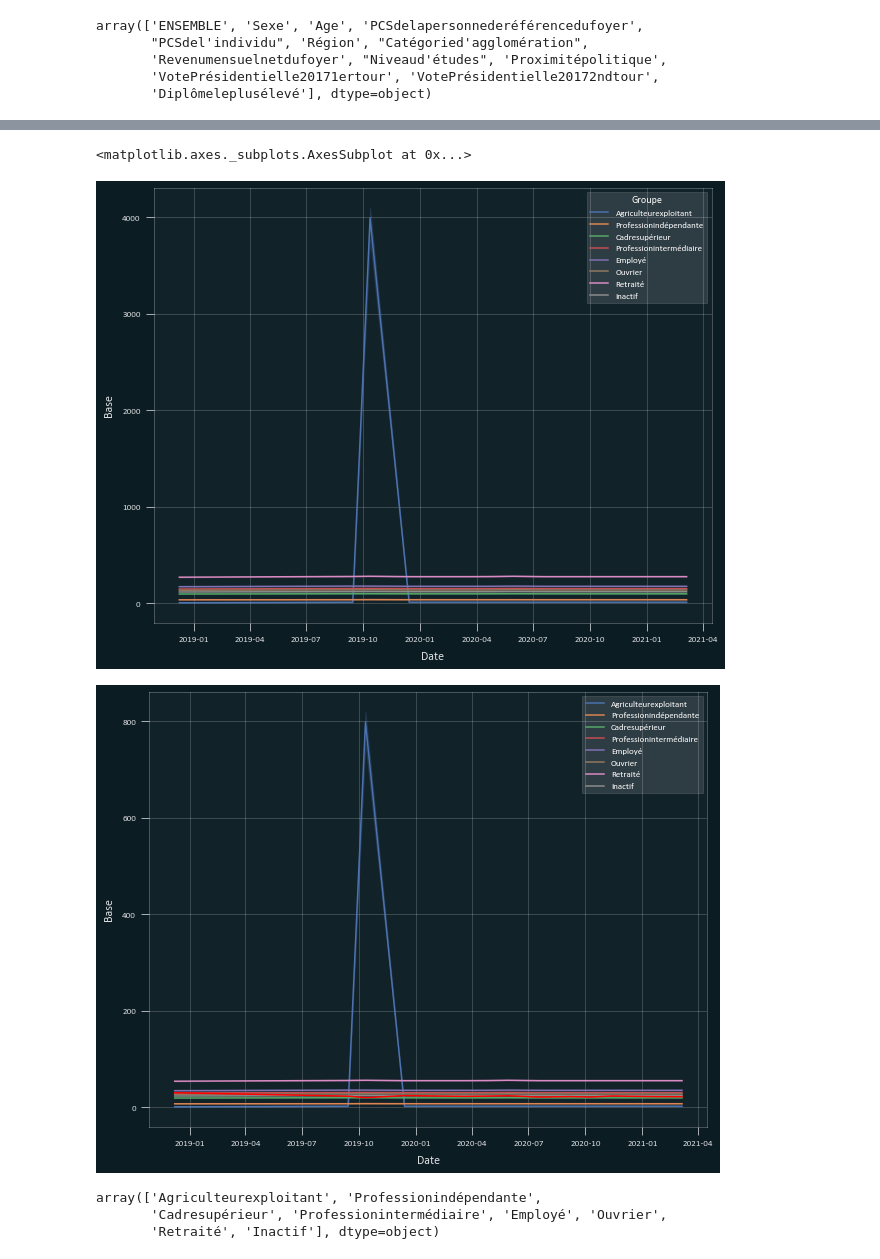
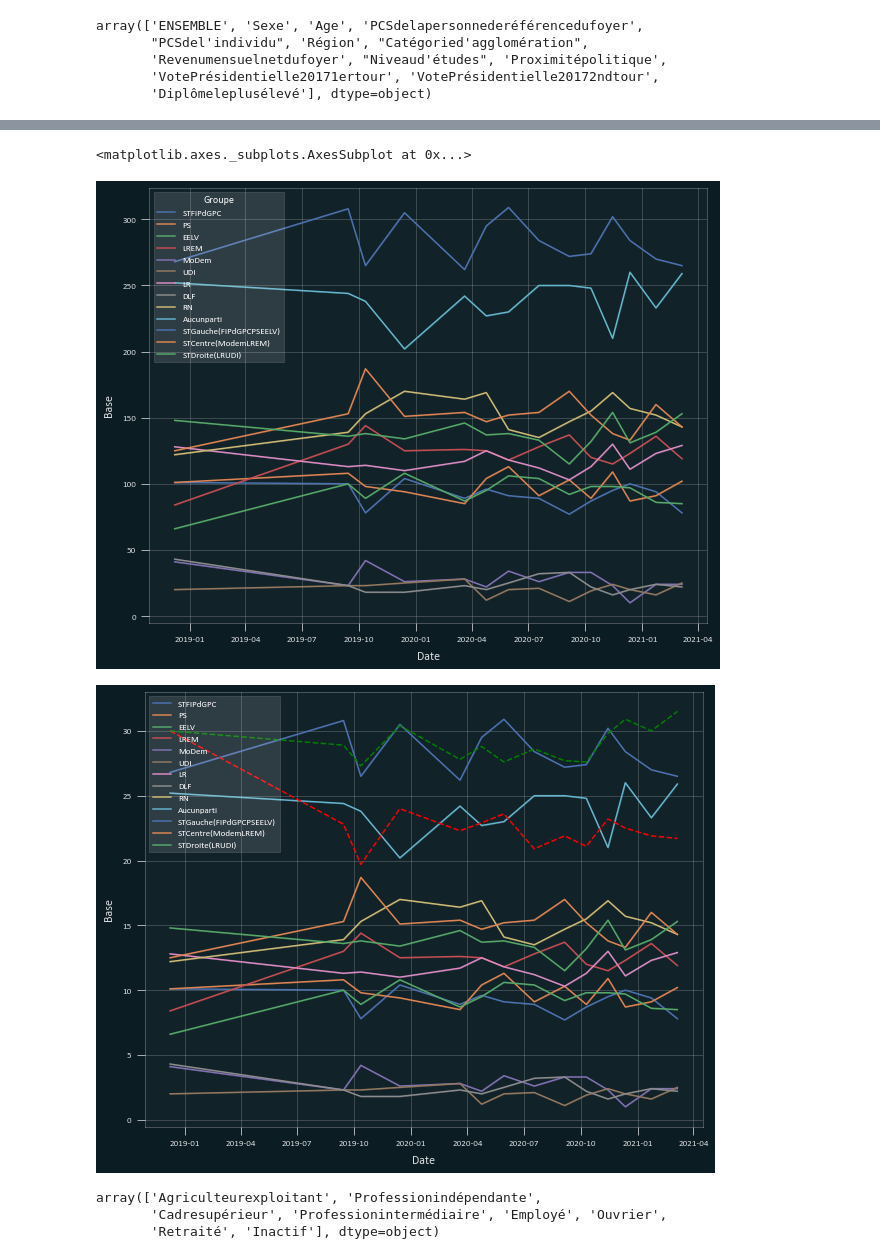
Before and after one commit to NyxAether/mesure_instituts_sondage, a Jupyter notebook: ipsos/ipsos_summary.ipynb, the cells around one changed output, grey strips where cells are left out. Drawn from its saved outputs; the diff is of its cells as text; code cells hidden in the pictures.

```diff
--- a/ipsos/ipsos_summary.ipynb
+++ b/ipsos/ipsos_summary.ipynb
@@ -798,16 +794,17 @@ DLF                        558
 Name: Groupe, dtype: int64
 # %%
 plt.figure(figsize=(10,8))
-df_plot=data_f[data_f.Categorie=="PCSdel'individu"]
+df_plot=data_f[data_f.Categorie=="Proximitépolitique"]
 # df_plot=df_plot[df_plot.Groupe.isin(['STFIPdGPC','PS',"EELV",'LREM','MoDem','UDI','LR','DLF','RN','Aucunparti'])]
 sns.lineplot(x='Date',y=df_plot.Base,data=df_plot,hue='Groupe', palette="deep")
 plt.figure(figsize=(10,8))
-sns.lineplot(x='Date',y=df_plot.Base/5,data=df_plot,hue='Groupe', palette="deep")
-sns.lineplot(x='Date',y='ST Favorable',data=data_f[(data_f.Categorie=='ENSEMBLE') & (data_f.Nom=='Jean-Luc MELENCHON')],color='red')
+sns.lineplot(x='Date',y=df_plot.Base/10,data=df_plot,hue='Groupe', palette="deep")
+sns.lineplot(x='Date',y='ST Favorable',data=data_f[(data_f.Categorie=='ENSEMBLE') & (data_f.Nom=='Jean-Luc MELENCHON')],color='red',linestyle='--')
+sns.lineplot(x='Date',y='ST Favorable',data=data_f[(data_f.Categorie=='ENSEMBLE') & (data_f.Nom=='Marine LEPEN')],color='green',linestyle='--')
 # %% [output]
 <matplotlib.axes._subplots.AxesSubplot at 0x...>
-[figure, old version]
+[figure, new version]
-[figure, old version]
+[figure, new version]
 # %%
 data_f[data_f.Categorie=="PCSdel'individu"].Groupe.unique()
 # %% [output]
```
Also changed, not shown: parts of 6 cells of this notebook, 3 other files.
